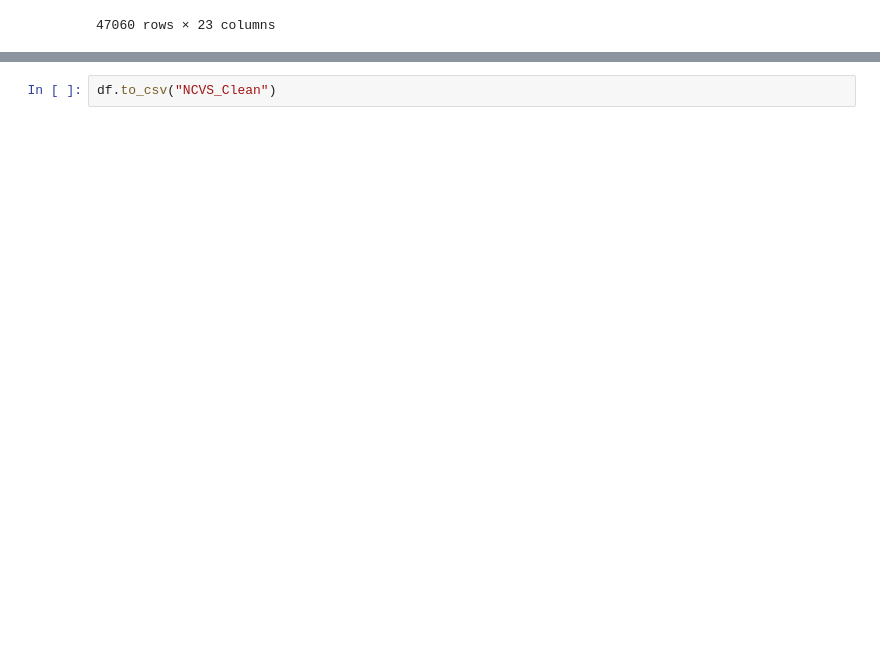
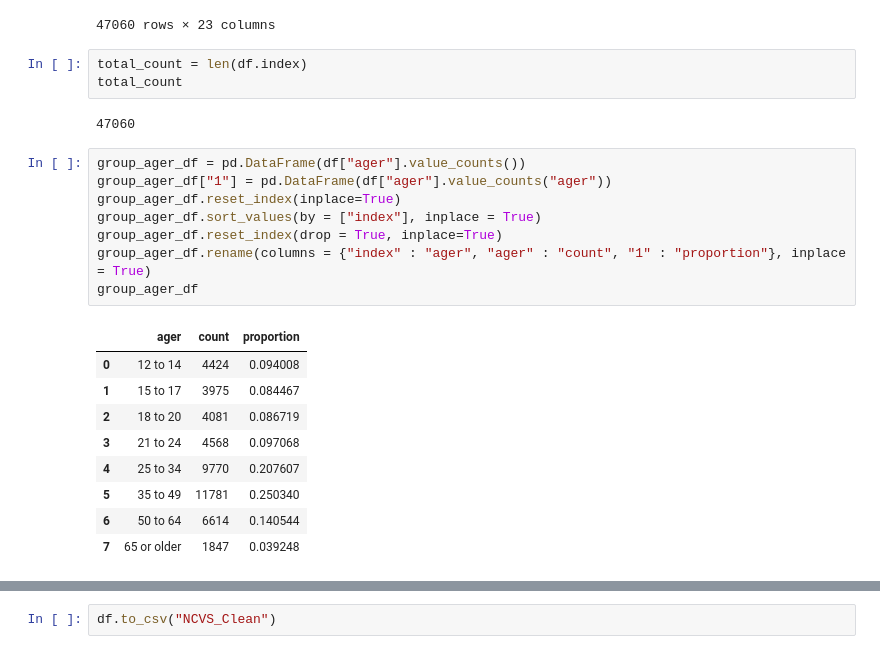
Before and after one commit to SyFlores/Crime_Victimization_and_the_Stock_Market, a Jupyter notebook: DataCleaning/NCVS Data Cleaning.ipynb, the cells around one changed output, grey strips where cells are left out. Cells and saved outputs as stored; diff of their text form; blank space fills up the shorter version.

Commit message:
Added grouped data frames for counts and proportions.

```diff
--- a/DataCleaning/NCVS Data Cleaning.ipynb
+++ b/DataCleaning/NCVS Data Cleaning.ipynb
@@ -232,3 +232,26 @@ df
 | 47058 | 2019 | 1556.29342 | Male | White | Non-Hispanic | Non-Hispanic white | 65 or older | Married | $50,000 to $74,999 | Not a place | ... | ... |
 | 47059 | 2019 | 4157.73275 | Male | White | Hispanic | Hispanic | 35 to 49 | Married | $75,000 or more | Under 100,000 | ... | ... |
 47060 rows × 23 columns
+# %%
+total_count = len(df.index)
+total_count
+# %% [output]
+47060
+# %%
+group_ager_df = pd.DataFrame(df["ager"].value_counts())
+group_ager_df["1"] = pd.DataFrame(df["ager"].value_counts("ager"))
+group_ager_df.reset_index(inplace=True)
+group_ager_df.sort_values(by = ["index"], inplace = True)
+group_ager_df.reset_index(drop = True, inplace=True)
+group_ager_df.rename(columns = {"index" : "ager", "ager" : "count", "1" : "proportion"}, inplace = True)
+group_ager_df
+# %% [output]
+|  | ager | count | proportion |
+| 0 | 12 to 14 | 4424 | 0.094008 |
+| 1 | 15 to 17 | 3975 | 0.084467 |
+| 2 | 18 to 20 | 4081 | 0.086719 |
+| 3 | 21 to 24 | 4568 | 0.097068 |
+| 4 | 25 to 34 | 9770 | 0.207607 |
+| 5 | 35 to 49 | 11781 | 0.250340 |
+| 6 | 50 to 64 | 6614 | 0.140544 |
+| 7 | 65 or older | 1847 | 0.039248 |
```
Also changed, not shown: parts of 3 cells of this notebook.
